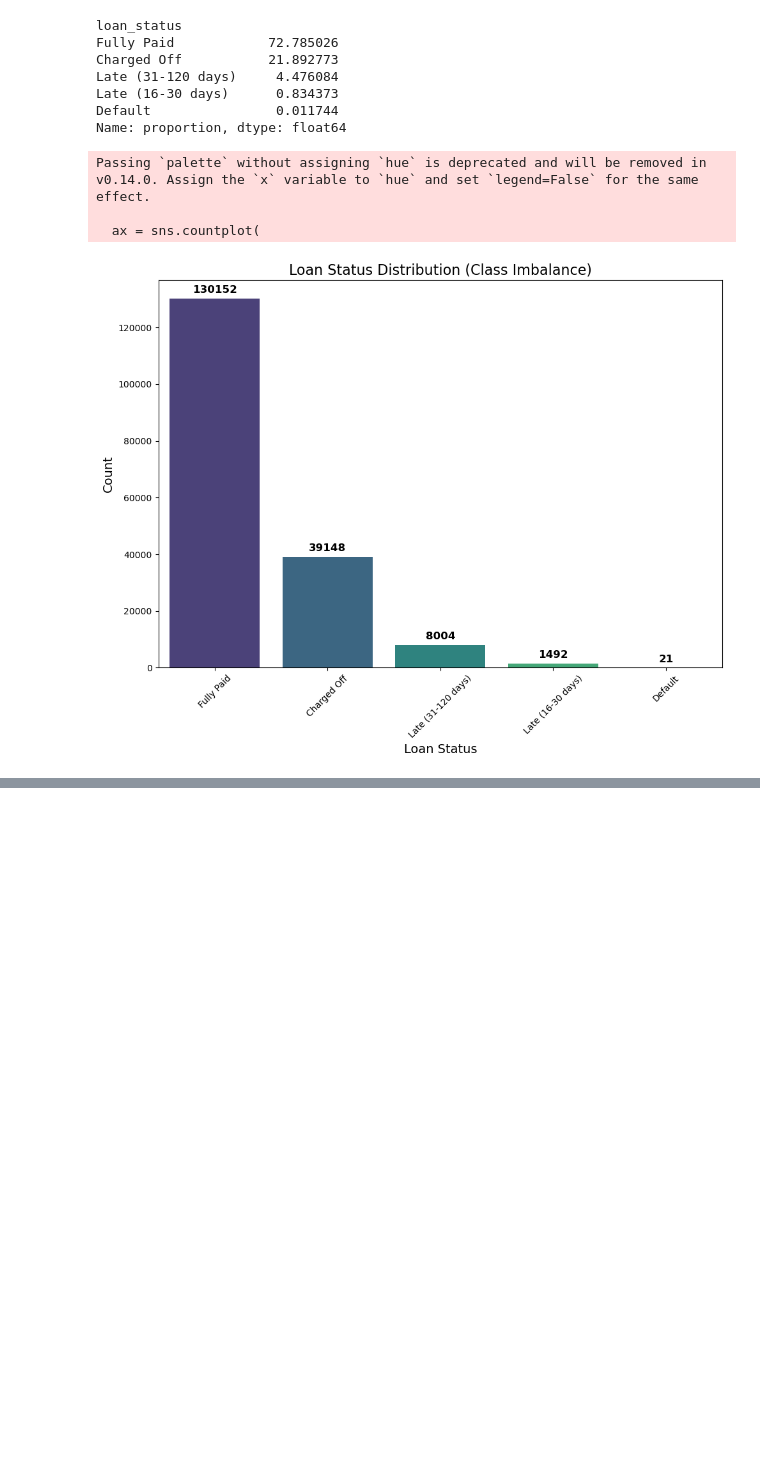
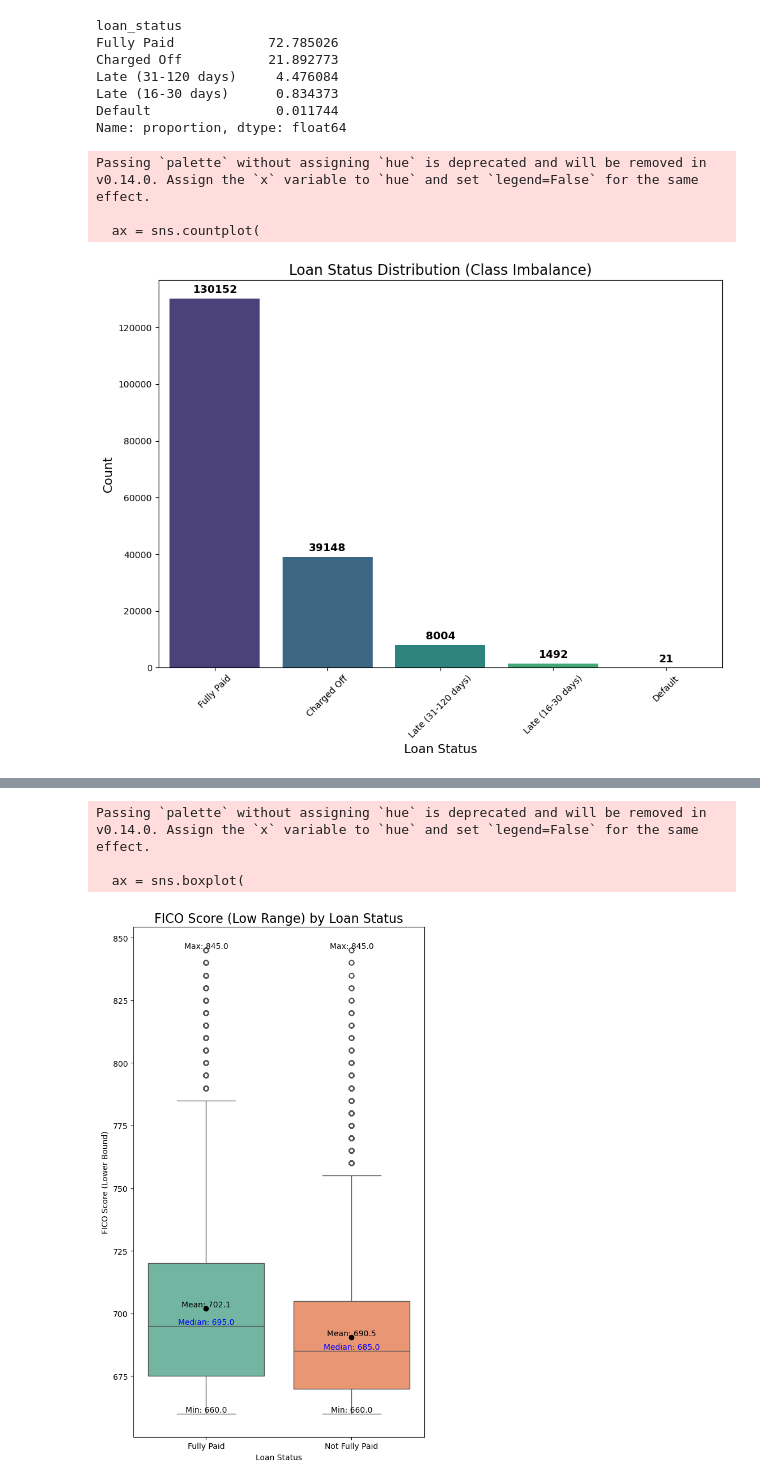
Before and after one commit to nfrank6-depaul/credit-decisioning, a Jupyter notebook: notebooks/eda.ipynb, the cells around one changed output, grey strips where cells are left out. Cells and saved outputs as stored; diff of their text form; code cells hidden in the pictures; blank space fills up the shorter version.

```diff
--- a/notebooks/eda.ipynb
+++ b/notebooks/eda.ipynb
@@ -134,0 +505,58 @@ print(df.columns.tolist())
+# %%
+# plot fico score low against loan status
+
+target_map = {
+    "Fully Paid": "Fully Paid",
+    "Charged Off": "Not Fully Paid",
+    "Default": "Not Fully Paid",
+    "Late (31-120 days)": "Not Fully Paid",
+    "Late (16-30 days)": "Not Fully Paid"
+}
+
+df["loan_status_binary"] = df["loan_status"].map(target_map)
+
+plt.figure(figsize=(6, 10))
+ax = sns.boxplot(
+    data=df,
+    x="loan_status_binary",
+    y="fico_range_low",
+    palette="Set2",
+    showmeans=True,
+    meanprops={"marker": "o", "markerfacecolor": "black", "markeredgecolor": "black"}
+)
+
+plt.title("FICO Score (Low Range) by Loan Status", fontsize=16)
+plt.xlabel("Loan Status")
+plt.ylabel("FICO Score (Lower Bound)")
+
+# --- Compute statistics ---
+groups = df.groupby("loan_status_binary")["fico_range_low"]
+
+means = groups.mean()
+medians = groups.median()
+mins = groups.min()
+maxs = groups.max()
+
+# --- Add labels ---
+for i, _ in enumerate(groups):
+    x = i
+
+    plt.text(x, means.iloc[i], f"Mean: {means.iloc[i]:.1f}",
+             ha="center", va="bottom", fontsize=10, color="black")
+
+    plt.text(x, medians.iloc[i], f"Median: {medians.iloc[i]:.1f}",
+             ha="center", va="bottom", fontsize=10, color="blue")
+
+    plt.text(x, mins.iloc[i], f"Min: {mins.iloc[i]:.1f}",
+             ha="center", va="bottom", fontsize=10, color="black")
+
+    plt.text(x, maxs.iloc[i], f"Max: {maxs.iloc[i]:.1f}",
+             ha="center", va="bottom", fontsize=10, color="black")
+
+plt.tight_layout()
+plt.show()
+# %% [output]
+Passing `palette` without assigning `hue` is deprecated and will be removed in v0.14.0. Assign the `x` variable to `hue` and set `legend=False` for the same effect.
+
+  ax = sns.boxplot(
+[figure, added]
```
Also changed, not shown: parts of 22 cells of this notebook, 2 other files.
